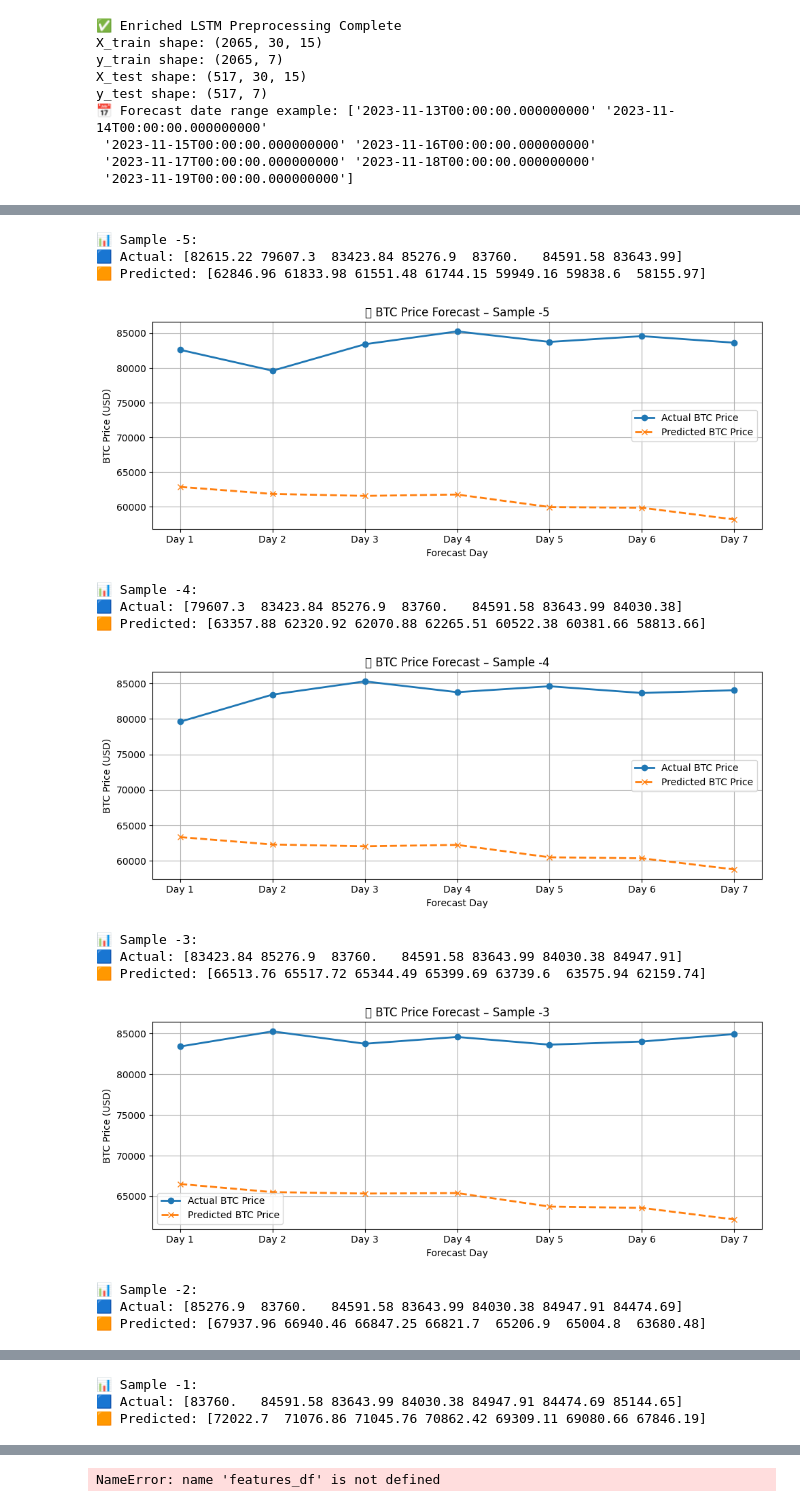
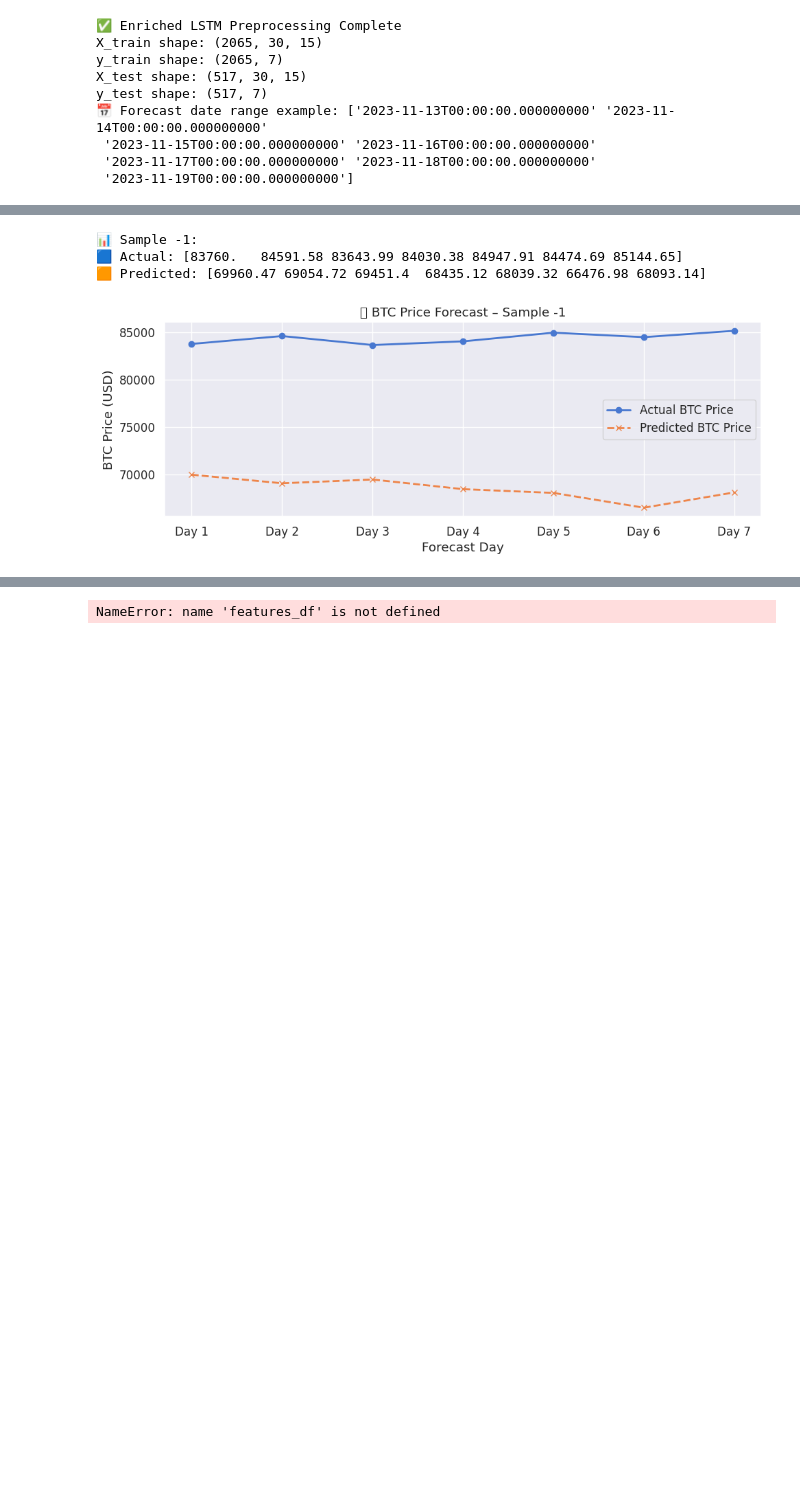
Before and after one commit to cimem37/Cryptocurrency-Forecasting, a Jupyter notebook: Untitled5.ipynb, the cells around one changed output, grey strips where cells are left out. Cells and saved outputs as stored; diff of their text form; code cells hidden in the pictures; blank space fills up the shorter version.

```diff
--- a/Untitled5.ipynb
+++ b/Untitled5.ipynb
@@ -312,9 +313,16 @@ df = df.drop(columns=["date"])
 
 # === STEP 3: Scale all numeric values ===
 scaler = MinMaxScaler()
-scaled = scaler.fit_transform(df)
+scaler.fit(df)  # Fit on entire dataset
+scaled = scaler.transform(df)
+
+# ✅ Fit close_scaler using full close column
+close_scaler = MinMaxScaler()
+close_scaler.fit(df[["close"]])
+
 scaled_df = pd.DataFrame(scaled, columns=df.columns)
 scaled_df["date"] = date_series
+
 
 # === STEP 4: Create time-series sequences (past 30 → predict next 7 days of 'close') ===
 X, y, forecast_dates = [], [], []
@@ -386,15 +394,26 @@ early_stop = EarlyStopping(
     restore_best_weights=True
 )
 
+
+# Give higher weight to recent samples (e.g., linearly increasing)
+sample_weights = np.linspace(0.1, 1.0, len(X_train))
+
+
 # === STEP 4: Train the Model ===
-history = model.fit(
+model.fit(
     X_train, y_train,
-    validation_split=0.1,        # 10% of training set used for validation
+    sample_weight=sample_weights,
+    validation_split=0.1,
     epochs=100,
     batch_size=32,
     callbacks=[early_stop],
     verbose=1
 )
+
+
+X_test_recent = X_test[-500:]
+y_test_recent = y_test[-500:]
+
 
 # === STEP 5: Evaluate on Test Set ===
 test_loss, test_mae = model.evaluate(X_test, y_test, verbose=1)
@@ -449,48 +457,37 @@ close_scaler = MinMaxScaler()
 close_scaler.fit(df.iloc[:, close_index:close_index+1])  # Fit only on 'close'
 
 # === STEP 2: Choose N recent samples to visualize ===
-n_samples = 5  # Change to 10 or more if you'd like
+n_samples = 1  # Change to 10 or more if you'd like
 sample_indices = range(-n_samples, 0)
 
 # === STEP 3: Visualize each forecast window ===
 for idx in sample_indices:
     true_scaled = y_test[idx]
     pred_scaled = y_pred_scaled[idx]
 
     true_prices = close_scaler.inverse_transform(true_scaled.reshape(-1, 1)).flatten()
     pred_prices = close_scaler.inverse_transform(pred_scaled.reshape(-1, 1)).flatten()
 
     forecast_days = [f"Day {i+1}" for i in range(len(true_prices))]
 
     # === Print the values ===
     print(f"\n📊 Sample {idx}:")
     print("🟦 Actual:", np.round(true_prices, 2))
     print("🟧 Predicted:", np.round(pred_prices, 2))
 
     # === Plot ===
     plt.figure(figsize=(10, 4))
     plt.plot(forecast_days, true_prices, marker='o', label='Actual BTC Price', linewidth=2)
     plt.plot(forecast_days, pred_prices, marker='x', linestyle='--', label='Predicted BTC Price', linewidth=2)
     plt.title(f"📉 BTC Price Forecast – Sample {idx}")
     plt.xlabel("Forecast Day")
     plt.ylabel("BTC Price (USD)")
     plt.legend()
     plt.grid(True)
     plt.tight_layout()
     plt.show()
 # %% [output]
-📊 Sample -5:
-🟦 Actual: [82615.22 79607.3  83423.84 85276.9  83760.   84591.58 83643.99]
-🟧 Predicted: [62846.96 61833.98 61551.48 61744.15 59949.16 59838.6  58155.97]
+📊 Sample -1:
+🟦 Actual: [83760.   84591.58 83643.99 84030.38 84947.91 84474.69 85144.65]
+🟧 Predicted: [69960.47 69054.72 69451.4  68435.12 68039.32 66476.98 68093.14]
-[figure, old version]
+[figure, new version]
-📊 Sample -4:
-🟦 Actual: [79607.3  83423.84 85276.9  83760.   84591.58 83643.99 84030.38]
-🟧 Predicted: [63357.88 62320.92 62070.88 62265.51 60522.38 60381.66 58813.66]
-[figure, removed]
-📊 Sample -3:
-🟦 Actual: [83423.84 85276.9  83760.   84591.58 83643.99 84030.38 84947.91]
-🟧 Predicted: [66513.76 65517.72 65344.49 65399.69 63739.6  63575.94 62159.74]
-[figure, removed]
-📊 Sample -2:
-🟦 Actual: [85276.9  83760.   84591.58 83643.99 84030.38 84947.91 84474.69]
-🟧 Predicted: [67937.96 66940.46 66847.25 66821.7  65206.9  65004.8  63680.48]
@@ -498,3 +493,0 @@ for idx in sample_indices:
-📊 Sample -1:
-🟦 Actual: [83760.   84591.58 83643.99 84030.38 84947.91 84474.69 85144.65]
-🟧 Predicted: [72022.7  71076.86 71045.76 70862.42 69309.11 69080.66 67846.19]
```
Also changed, not shown: parts of 6 cells of this notebook.
